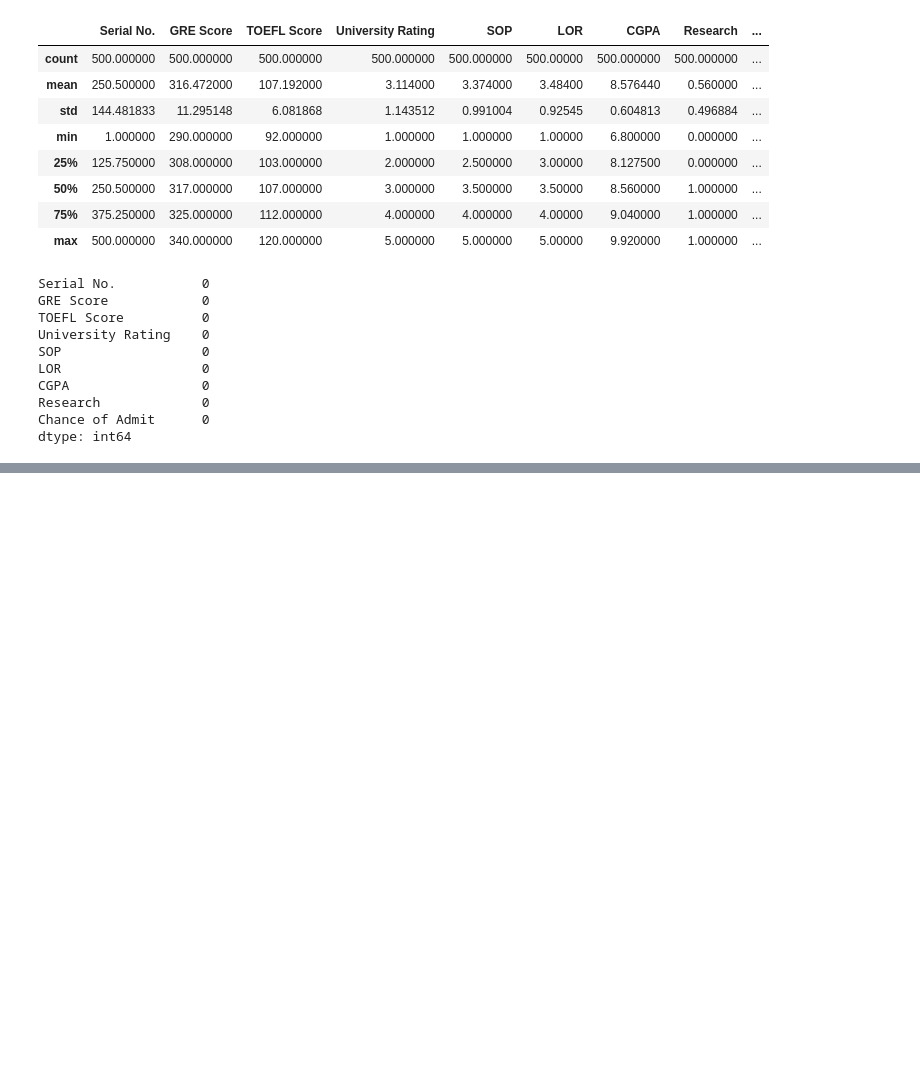
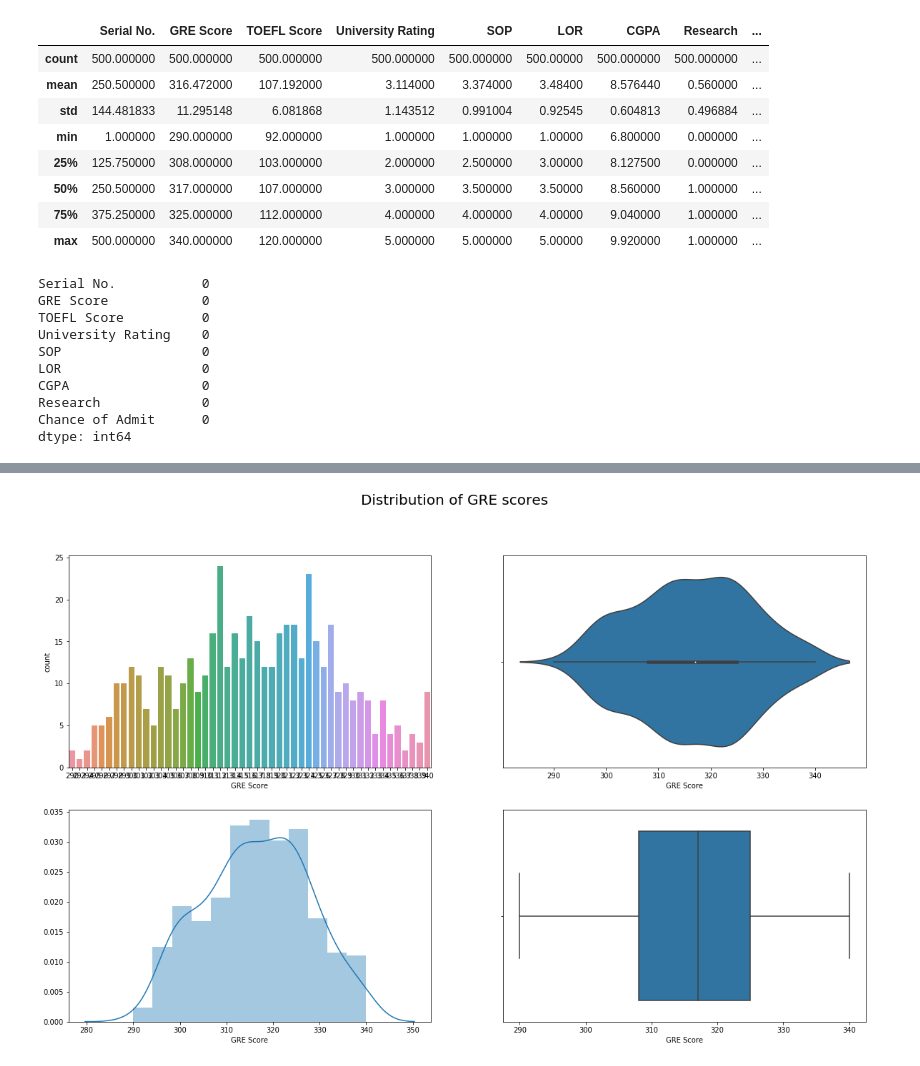
Before and after one commit to shreayan98c/Grad-Admission, a Jupyter notebook: grad-school.ipynb, the cells around one changed output, grey strips where cells are left out. Cells and saved outputs as stored; diff of their text form; code cells hidden in the pictures; blank space fills up the shorter version.

```diff
--- a/grad-school.ipynb
+++ b/grad-school.ipynb
@@ -37,0 +81,11 @@ dtype: int64
+# %%
+# Plotting a boxplot to study the distribution of features
+fig,ax = plt.subplots(2,2, figsize=(20,12))
+plt.suptitle("Distribution of GRE scores", fontsize=20)
+sns.countplot(data['GRE Score'], ax = ax[0,0])
+sns.distplot(data['GRE Score'], ax = ax[1,0])
+sns.violinplot(data['GRE Score'], ax = ax[0,1])
+sns.boxplot(data['GRE Score'], ax = ax[1,1])
+plt.show()
+# %% [output]
+[figure, added]
```
Also changed, not shown: parts of 16 cells of this notebook.
